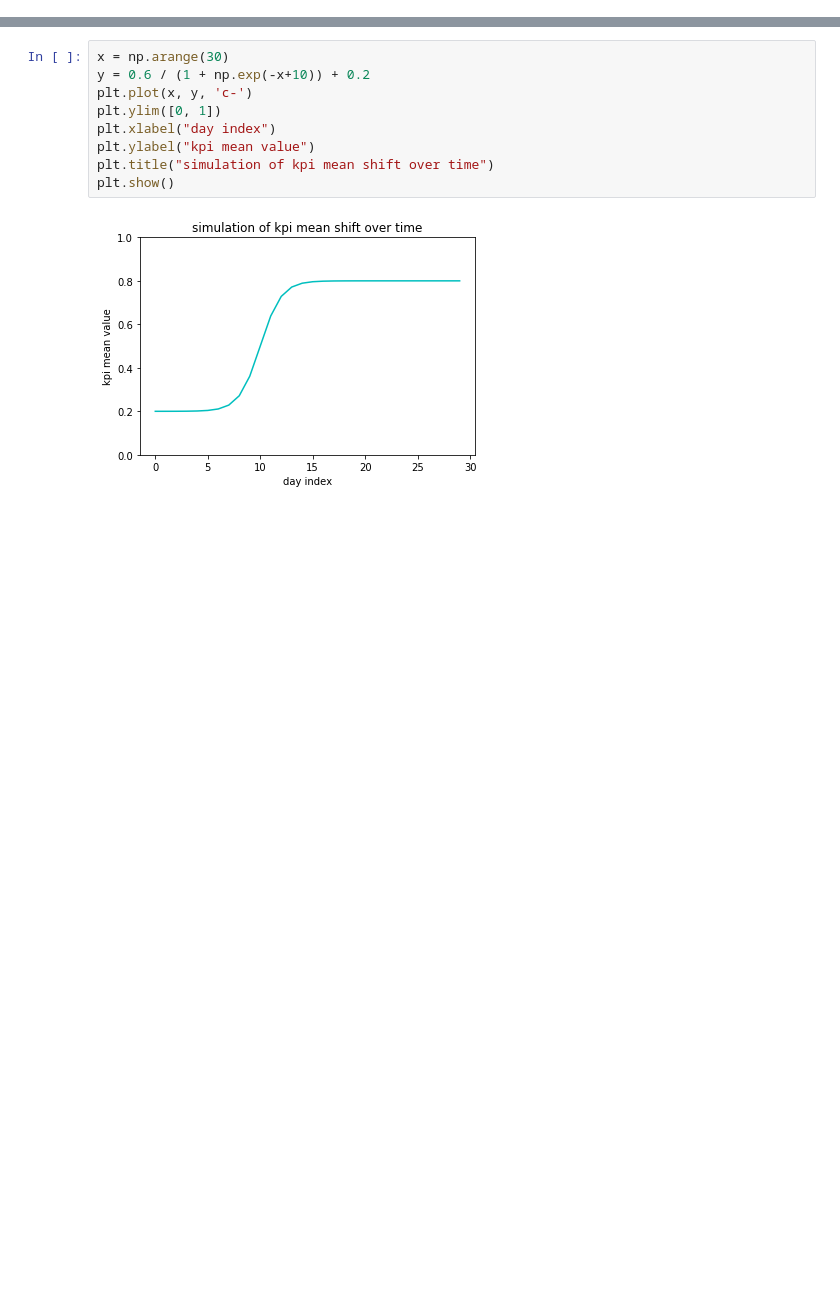
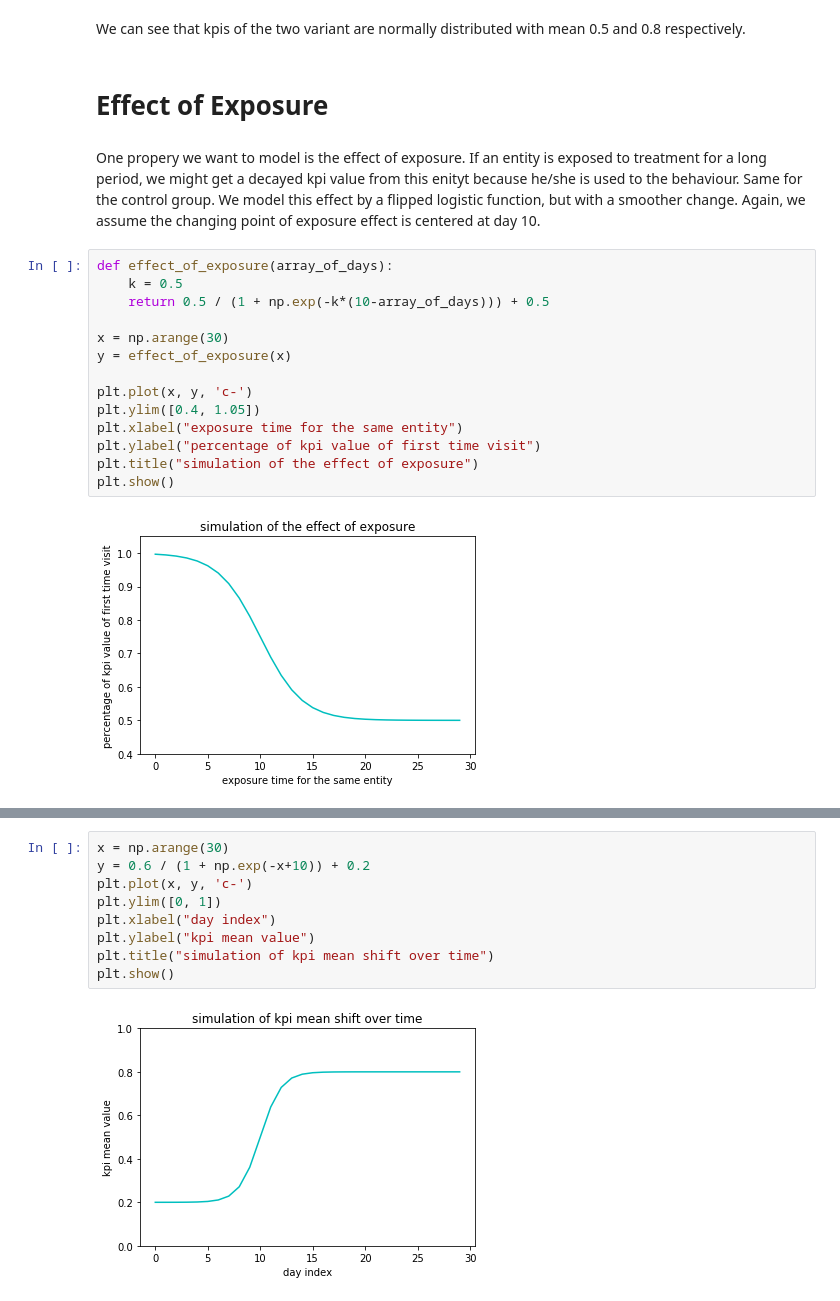
Before and after one commit to shansfolder/AB-Test-Rampup-Analysis, a Jupyter notebook: Ramp-up-Simulation.ipynb, the cells around one changed output, grey strips where cells are left out. Cells and saved outputs as stored; diff of their text form; blank space fills up the shorter version.

```diff
--- a/Ramp-up-Simulation.ipynb
+++ b/Ramp-up-Simulation.ipynb
@@ -7,0 +118,22 @@ sys.version
+# %% [markdown]
+We can see that kpis of the two variant are normally distributed with mean 0.5 and 0.8 respectively.
+# %% [markdown]
+# Effect of Exposure
+# %% [markdown]
+One propery we want to model is the effect of exposure. If an entity is exposed to treatment for a long period, we might get a decayed kpi value from this enityt because he/she is used to the behaviour. Same for the control group. We model this effect by a flipped logistic function, but with a smoother change. Again, we assume the changing point of exposure effect is centered at day 10.
+# %%
+def effect_of_exposure(array_of_days):
+    k = 0.5
+    return 0.5 / (1 + np.exp(-k*(10-array_of_days))) + 0.5
+
+x = np.arange(30)
+y = effect_of_exposure(x)
+
+plt.plot(x, y, 'c-')
+plt.ylim([0.4, 1.05])
+plt.xlabel("exposure time for the same entity")
+plt.ylabel("percentage of kpi value of first time visit")
+plt.title("simulation of the effect of exposure")
+plt.show()
+# %% [output]
+[figure, added]
```
Also changed, not shown: parts of 22 cells of this notebook.
